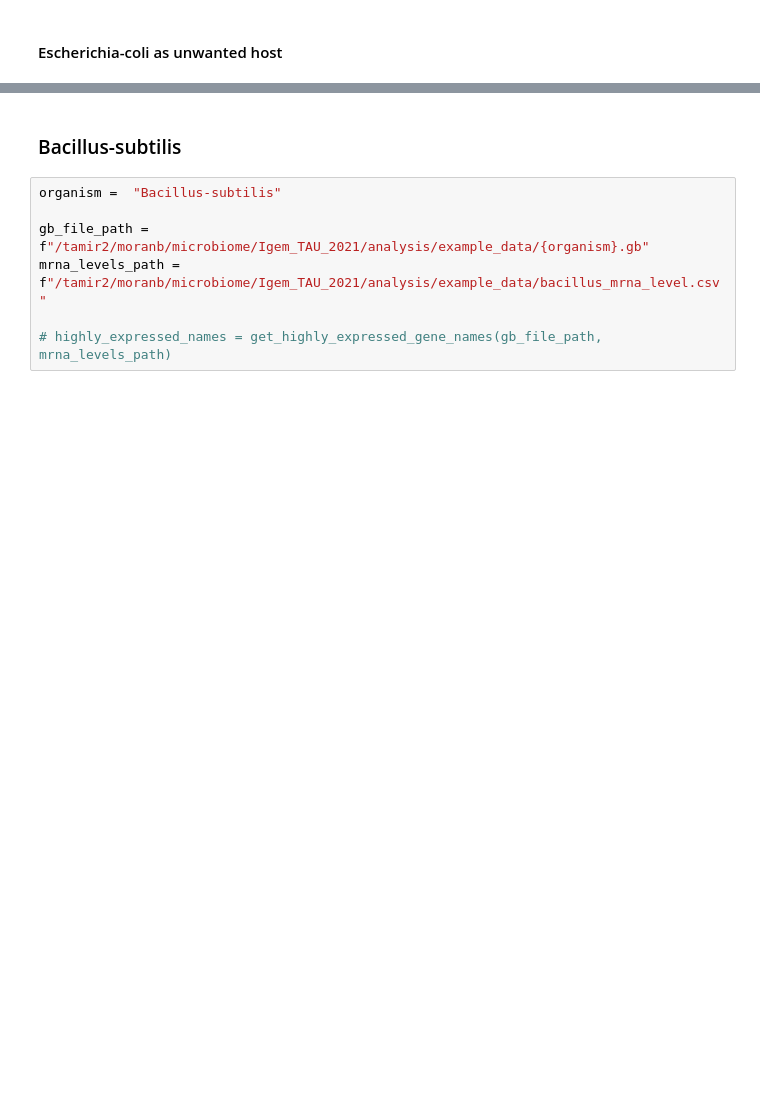
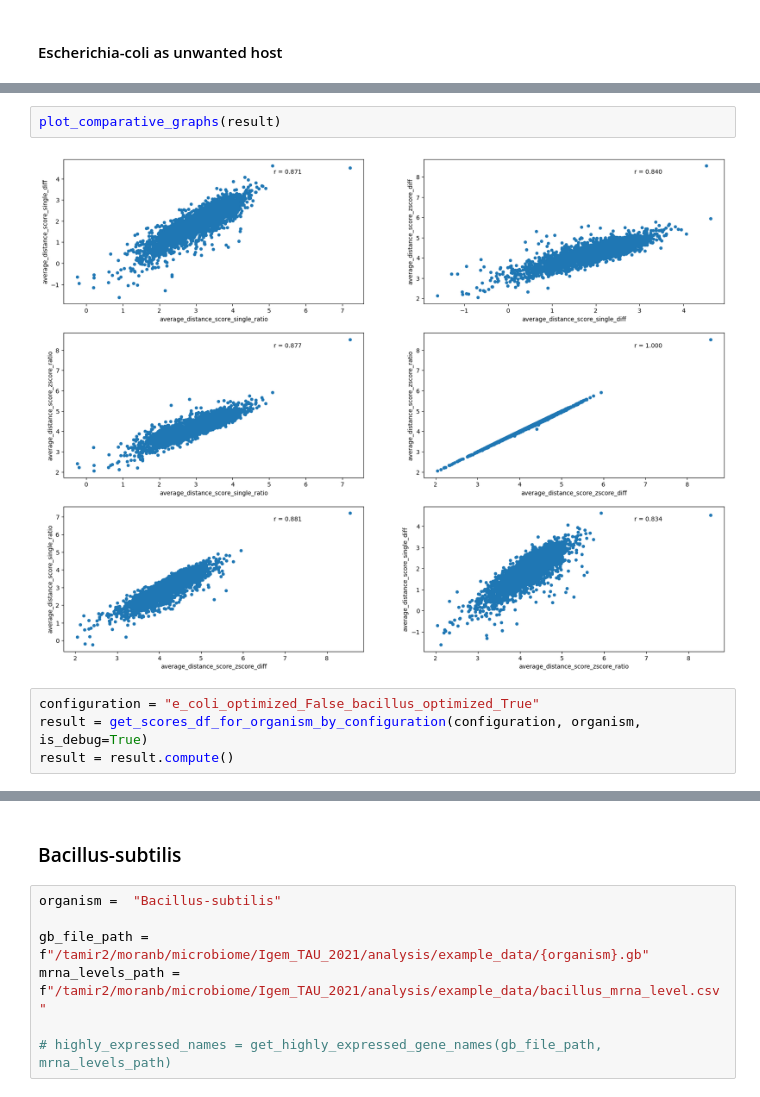
Before and after one commit to morikab/Igem_TAU_2021, a Jupyter notebook: analysis_graphs.ipynb, the cells around one changed output, grey strips where cells are left out. Saved outputs shown, nothing was run; the diff lists cells and outputs as text; blank space fills up the shorter version.

```diff
--- a/analysis_graphs.ipynb
+++ b/analysis_graphs.ipynb
@@ -307,0 +302,8 @@ plot_comparative_graphs(result, "average_distance_score_zscore_ratio", "average_
+# %%
+plot_comparative_graphs(result)
+# %% [output]
+[figure, added]
+# %%
+configuration = "e_coli_optimized_False_bacillus_optimized_True"
+result = get_scores_df_for_organism_by_configuration(configuration, organism, is_debug=True)
+result = result.compute()
```
Also changed, not shown: parts of 63 cells of this notebook, 5 other files.
